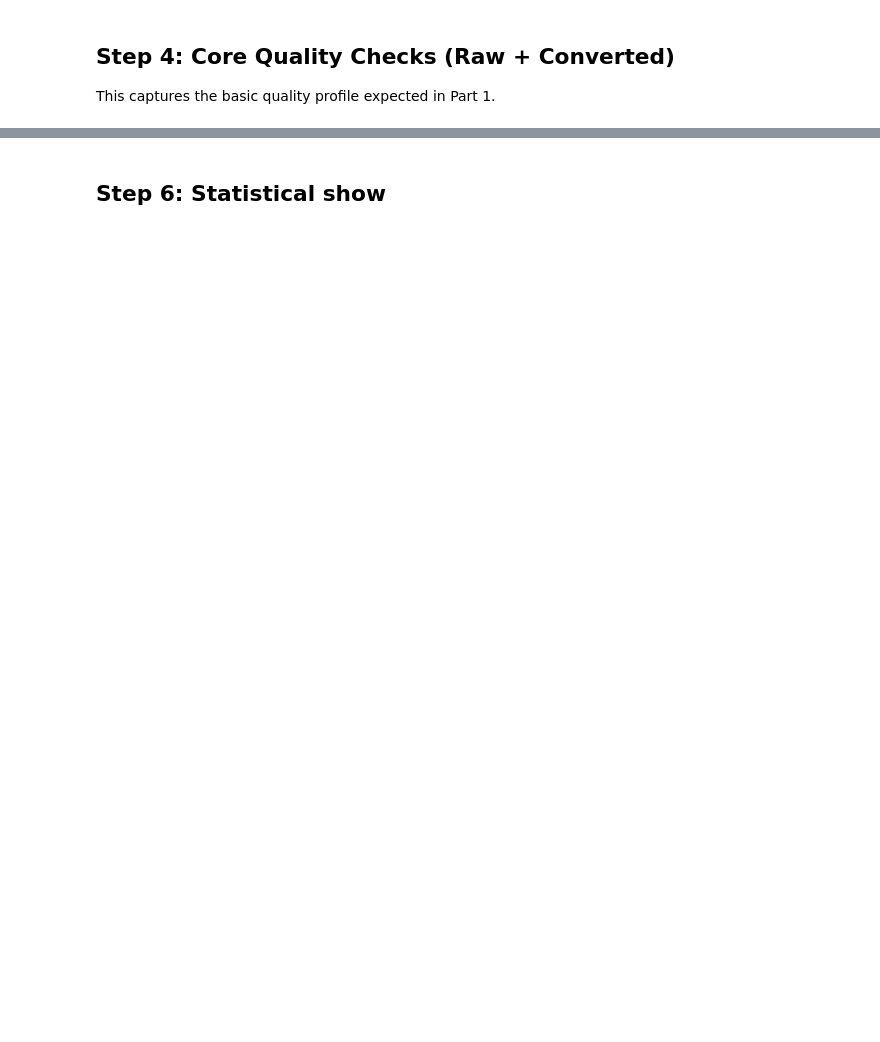
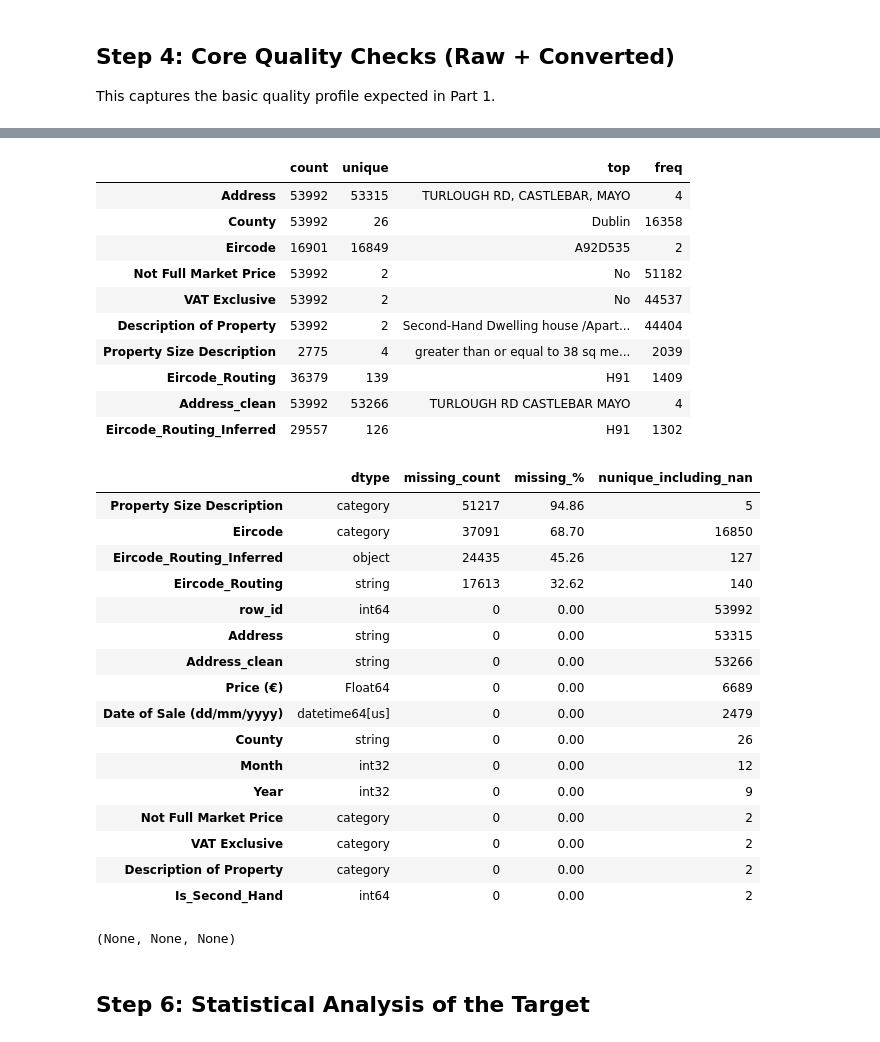
Before and after one commit to emmettpquinn/Data-Analytics-Group, a Jupyter notebook: main.ipynb, the cells around one changed output, grey strips where cells are left out. Saved outputs shown, nothing was run; the diff lists cells and outputs as text; code cells hidden in the pictures; blank space fills up the shorter version.

```diff
--- a/main.ipynb
+++ b/main.ipynb
@@ -179,19 +230,14 @@ def clean_and_cast_dtypes(df_raw):
 
 This captures the basic quality profile expected in Part 1.
 # %%
-def run_quality_checks(df_dqr):
-    constant_cols = [c for c in df_dqr.columns if df_dqr[c].nunique(dropna=False) <= 1]
+def run_quality_checks(df):
+    # 1. Check for constant columns (no variance)
+    constant_cols = [c for c in df.columns if df[c].nunique(dropna=False) <= 1]
     print('Constant columns:', constant_cols)
 
     print('\nQuality overview:')
-    display(quality_overview(df_dqr))
+    display(categorical_summary(df))
+    display(numeric_summary(df))
+    display(quality_overview(df))
 
-    print('\nPrice quick checks:')
-    print('Missing prices:', int(df_dqr[PRICE_COL].isna().sum()))
-    print('Min price:', float(df_dqr[PRICE_COL].min()))
-    print('Max price:', float(df_dqr[PRICE_COL].max()))
-
-    print('\nDate quick checks:')
-    print('Missing dates:', int(df_dqr[DATE_COL].isna().sum()))
-    print('Min date:', df_dqr[DATE_COL].min())
-    print('Max date:', df_dqr[DATE_COL].max())
+run_quality_checks(df_train)
@@ -547,0 +853,4 @@ def area_code_inference(df_dqr, DATE_COL='Date of Sale (dd/mm/yyyy)'):
+# %%
+print('Running routing-key inference on the training data...')
+df_train = area_code_inference(df_train)
+print('Step 5 complete: the outputs above show the fill rate, inference error, invalid routing keys, and county corrections.')
@@ -559,19 +870,21 @@ This gives a reproducible.
 # Now we will do the second hand inference based on the "Description of Property" column.
 # We will create a new binary column "Is_Second_Hand" which will be 1 if the property is second hand and 0 if it is new.
 # We will also check the value counts of the "Description of Property" column to see how many properties are second hand and how many are new.
-def second_hand_inference(df_dqr):
-    display(df_dqr['Description of Property'].value_counts(dropna=False))
+def second_hand_inference(df):
+    display(df['Description of Property'].value_counts(dropna=False))
 
-    df_dqr["Description of Property"] = df_dqr["Description of Property"].replace(
+    df["Description of Property"] = df["Description of Property"].replace(
         "Teach/Árasán Cónaithe Atháimhe",
         "Second-Hand Dwelling house /Apartment"
     )
 
-    display(df_dqr['Description of Property'].value_counts(dropna=False))
+    display(df['Description of Property'].value_counts(dropna=False))
 
-    df_dqr['Is_Second_Hand'] = df_dqr['Description of Property'].str.lower().eq('second-hand dwelling house /apartment')
-    df_dqr['Is_Second_Hand'] = df_dqr['Is_Second_Hand'].map({True: 1, False: 0})
+    df['Is_Second_Hand'] = df['Description of Property'].str.lower().eq('second-hand dwelling house /apartment')
+    df['Is_Second_Hand'] = df['Is_Second_Hand'].map({True: 1, False: 0})
 
-    display(df_dqr['Is_Second_Hand'].value_counts(dropna=False))
-    display(df_dqr[['Description of Property','Is_Second_Hand']].head(10))
-    return df_dqr
+    display(df['Is_Second_Hand'].value_counts(dropna=False))
+    display(df[['Description of Property','Is_Second_Hand']].head(10))
+    return df
+
+df_train = second_hand_inference(df_train)
@@ -577,0 +917,3 @@ def second_hand_inference(df_dqr):
+# %%
+display(quality_overview(df_train))
+# %% [output]
@@ -578,3 +931,32 @@ def second_hand_inference(df_dqr):
+|  | count | unique | top | freq |
+| Address | 53992 | 53315 | TURLOUGH RD, CASTLEBAR, MAYO | 4 |
+| County | 53992 | 26 | Dublin | 16358 |
+| Eircode | 16901 | 16849 | A92D535 | 2 |
+| Not Full Market Price | 53992 | 2 | No | 51182 |
+| VAT Exclusive | 53992 | 2 | No | 44537 |
+| Description of Property | 53992 | 2 | Second-Hand Dwelling house /Apart... | 44404 |
+| Property Size Description | 2775 | 4 | greater than or equal to 38 sq me... | 2039 |
+| Eircode_Routing | 36379 | 139 | H91 | 1409 |
+| Address_clean | 53992 | 53266 | TURLOUGH RD CASTLEBAR MAYO | 4 |
+| Eircode_Routing_Inferred | 29557 | 126 | H91 | 1302 |
+|  | dtype | missing_count | missing_% | nunique_including_nan |
+| Property Size Description | category | 51217 | 94.86 | 5 |
+| Eircode | category | 37091 | 68.70 | 16850 |
+| Eircode_Routing_Inferred | object | 24435 | 45.26 | 127 |
+| Eircode_Routing | string | 17613 | 32.62 | 140 |
+| row_id | int64 | 0 | 0.00 | 53992 |
+| Address | string | 0 | 0.00 | 53315 |
+| Address_clean | string | 0 | 0.00 | 53266 |
+| Price (€) | Float64 | 0 | 0.00 | 6689 |
+| Date of Sale (dd/mm/yyyy) | datetime64[us] | 0 | 0.00 | 2479 |
+| County | string | 0 | 0.00 | 26 |
+| Month | int32 | 0 | 0.00 | 12 |
+| Year | int32 | 0 | 0.00 | 9 |
+| Not Full Market Price | category | 0 | 0.00 | 2 |
+| VAT Exclusive | category | 0 | 0.00 | 2 |
+| Description of Property | category | 0 | 0.00 | 2 |
+| Is_Second_Hand | int64 | 0 | 0.00 | 2 |
+(None, None, None)
 # %% [markdown]
-## Step 6: Statistical show
+## Step 6: Statistical Analysis of the Target
 # %%
```
Also changed, not shown: parts of 45 cells of this notebook, 13 other files.
